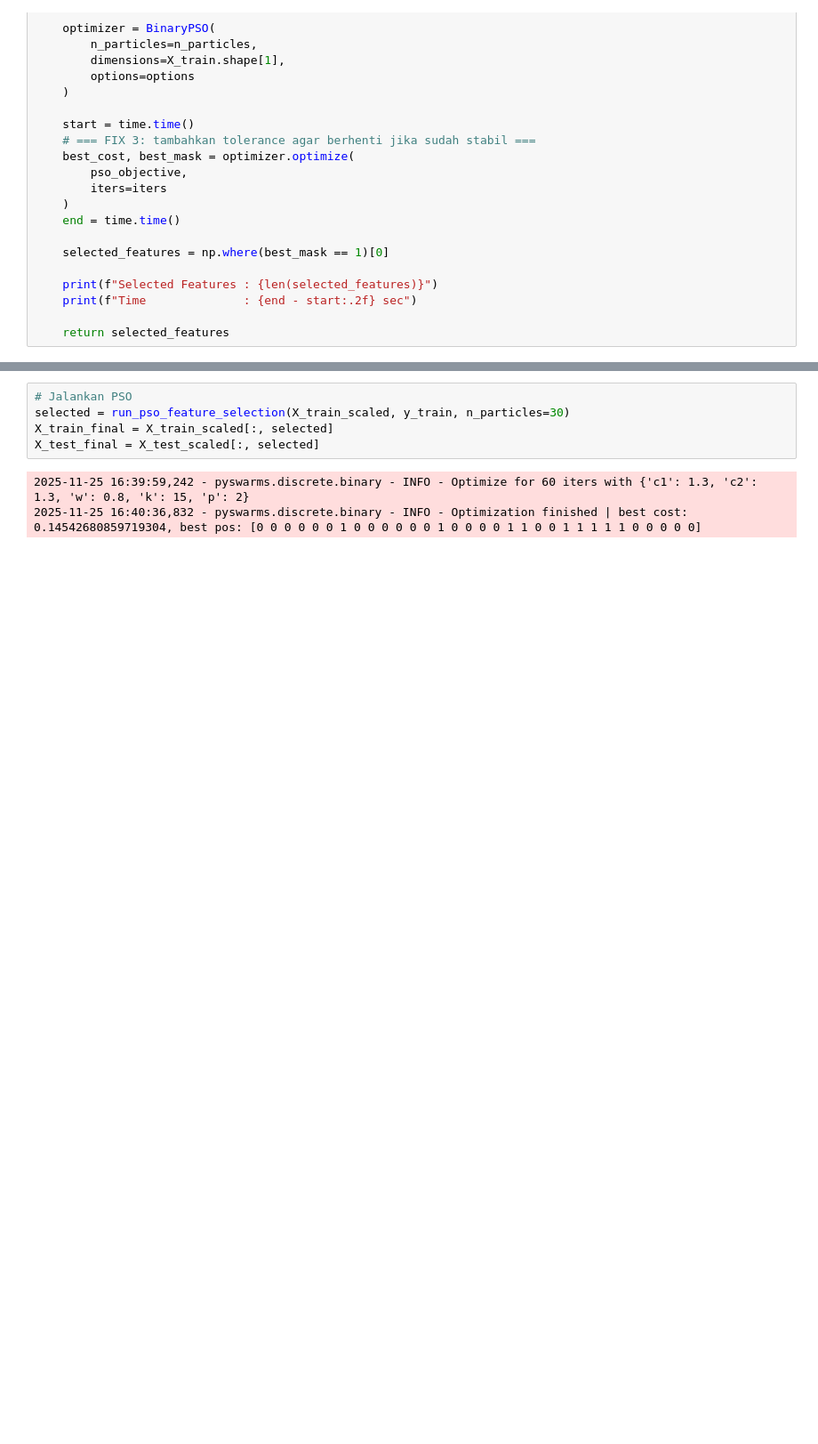
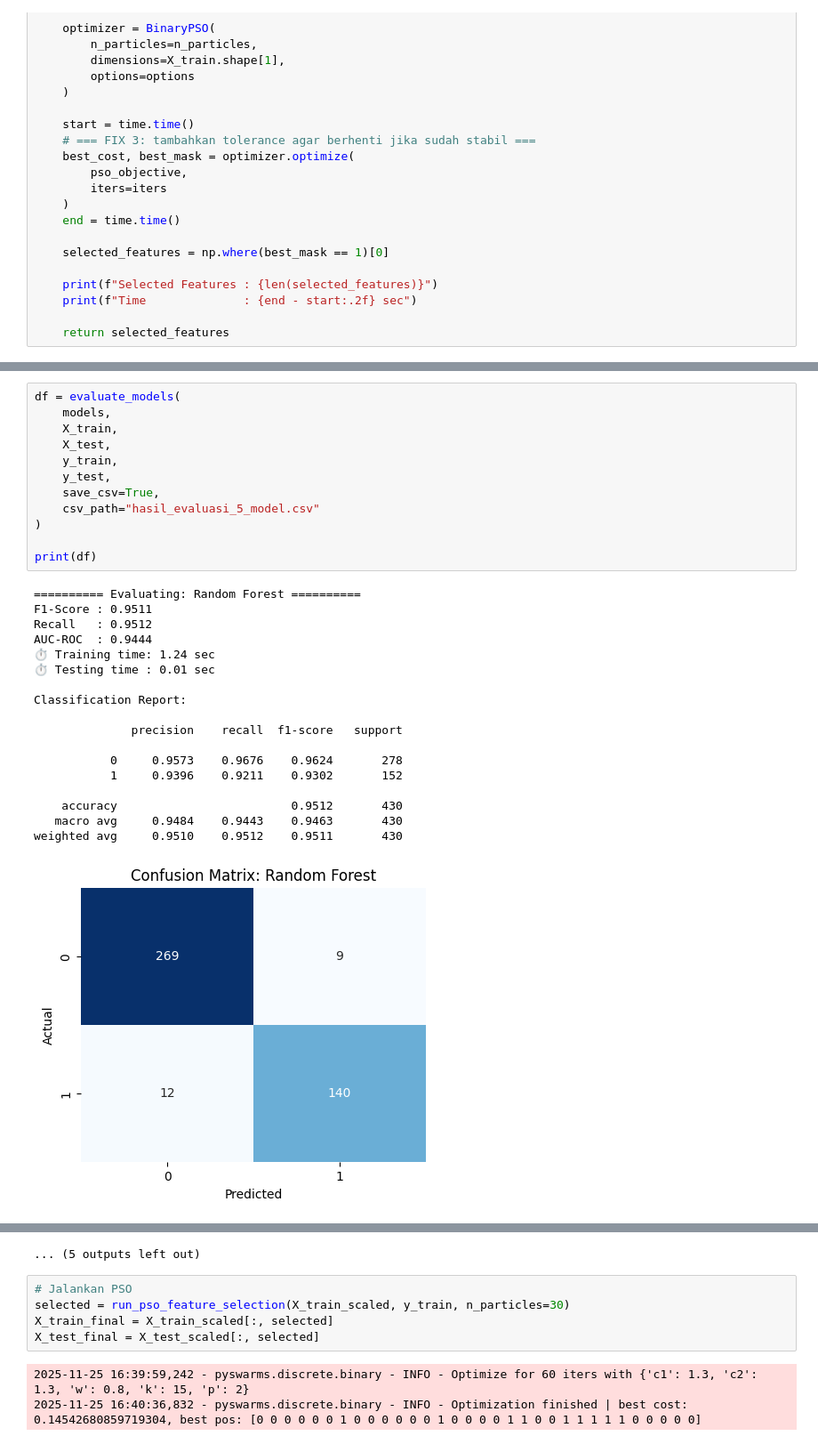
Before and after one commit to muhammadzuama/RisetKK, a Jupyter notebook: pso/balancing/experiment2.ipynb, the cells around one changed output, grey strips where cells are left out. Shown at 89% size. Drawn from its saved outputs; the diff is of its cells as text; blank space fills up the shorter version.

```diff
--- a/pso/balancing/experiment2.ipynb
+++ b/pso/balancing/experiment2.ipynb
@@ -274,0 +462,31 @@ Time              : 36.41 sec
+# %%
+df = evaluate_models(
+    models,
+    X_train,
+    X_test,
+    y_train,
+    y_test,
+    save_csv=True,
+    csv_path="hasil_evaluasi_5_model.csv"
+)
+
+print(df)
+# %% [output]
+========== Evaluating: Random Forest ==========
+F1-Score : 0.9511
+Recall   : 0.9512
+AUC-ROC  : 0.9444
+⏱ Training time: 1.24 sec
+⏱ Testing time : 0.01 sec
+
+Classification Report:
+
+              precision    recall  f1-score   support
+
+           0     0.9573    0.9676    0.9624       278
+           1     0.9396    0.9211    0.9302       152
+
+    accuracy                         0.9512       430
+   macro avg     0.9484    0.9443    0.9463       430
+weighted avg     0.9510    0.9512    0.9511       430
+[figure, added]
@@ -275,3 +583,4 @@ Time              : 36.41 sec
+... (5 outputs left out)
 # %%
 # Jalankan PSO
 selected = run_pso_feature_selection(X_train_scaled, y_train, n_particles=30)
```
Also changed, not shown: parts of 6 cells of this notebook, 1 other file.
